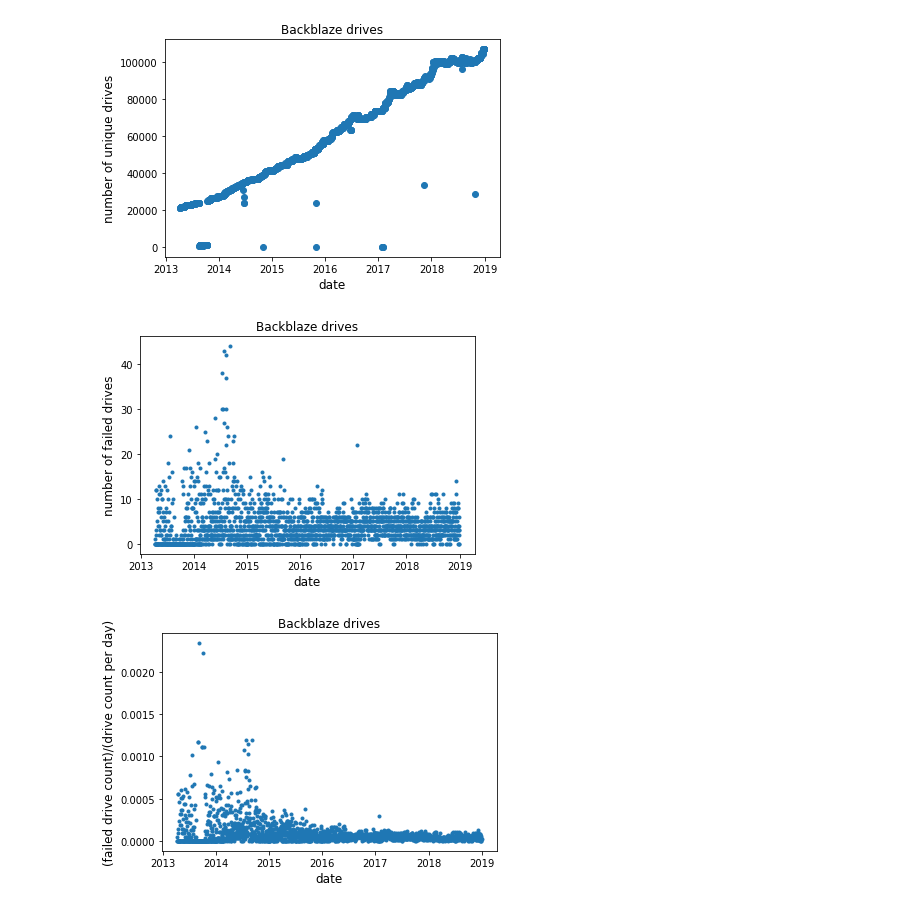
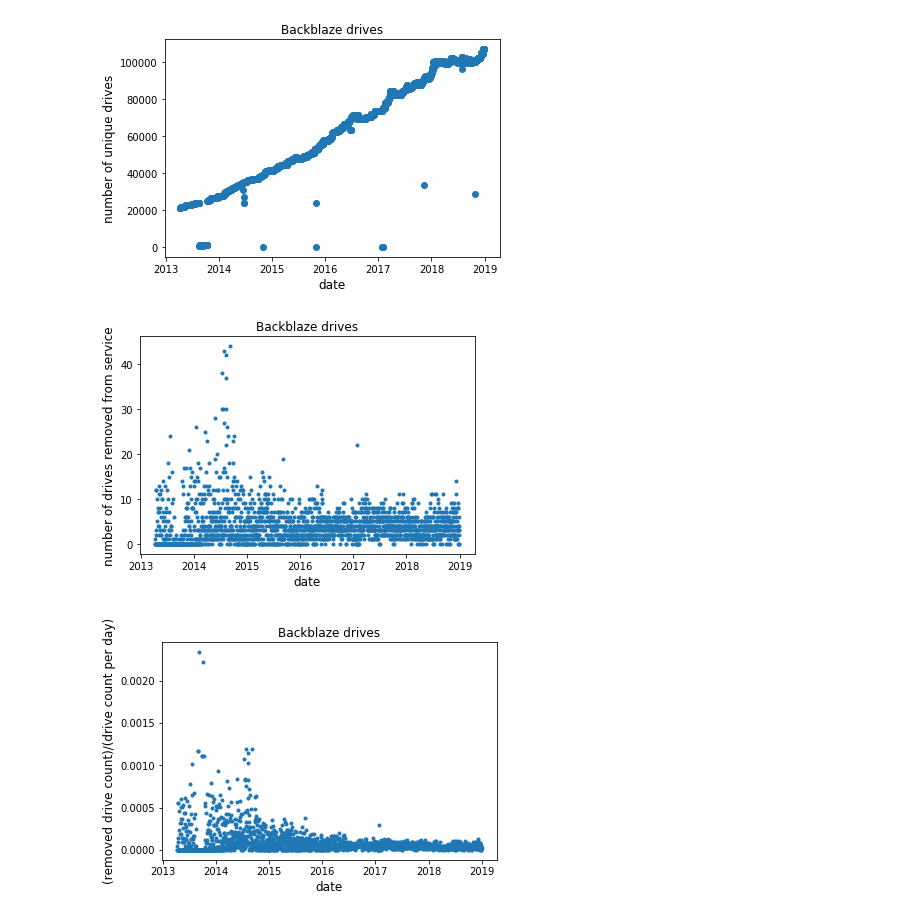
Before and after one commit to researcherben/backblaze_analysis, a Jupyter notebook: drive_removal_rate_per_day.ipynb, the cells around one changed output. Drawn from its saved outputs; the diff is of its cells as text; code cells hidden in the pictures.

```diff
--- a/drive_removal_rate_per_day.ipynb
+++ b/drive_removal_rate_per_day.ipynb
@@ -26,7 +26,7 @@ import matplotlib.pyplot as plt
 pandas 0.23.4
 # %%
 df = pandas.read_csv('data_synthesized_from_csvs/failures_vs_drive_count_per_day.dat',delimiter=' ',header=None)
-df.columns=['date in filename','number of failures','number of unique drives']
+df.columns=['date in filename','number of drives removed from service','number of unique drives']
 df.shape
 # %% [output]
 (2092, 3)
@@ -39,7 +39,7 @@ df['date']=df['date in filename'].apply(lambda x: datetime.datetime.strptime(x.s
 # %%
 df.drop(['date in filename'], axis=1,inplace=True)
 # %%
-df['ratio of failures to count per day']=df['number of failures']/df['number of unique drives']
+df['ratio of drives removed from service to count per day']=df['number of drives removed from service']/df['number of unique drives']
 # %%
 #df.head()
 # %%
@@ -51,16 +51,16 @@ plt.title('Backblaze drives',fontsize=12);
 # %% [output]
 [figure]
 # %%
-plt.plot_date(x=df['date'],y=df['number of failures'],markersize=3)
+plt.plot_date(x=df['date'],y=df['number of drives removed from service'],markersize=3)
 plt.xlabel('date',fontsize=12)
-plt.ylabel('number of failed drives',fontsize=12);
+plt.ylabel('number of drives removed from service',fontsize=12);
 plt.title('Backblaze drives',fontsize=12);
 # %% [output]
-[figure, old version]
+[figure, new version]
 # %%
-plt.plot_date(x=df['date'],y=df['ratio of failures to count per day'],markersize=3)
+plt.plot_date(x=df['date'],y=df['ratio of drives removed from service to count per day'],markersize=3)
 plt.xlabel('date',fontsize=12)
-plt.ylabel('(failed drive count)/(drive count per day)',fontsize=12);
+plt.ylabel('(removed drive count)/(drive count per day)',fontsize=12);
 plt.title('Backblaze drives',fontsize=12);
 # %% [output]
-[figure, old version]
+[figure, new version]
```
Also changed, not shown: 13 other files.
